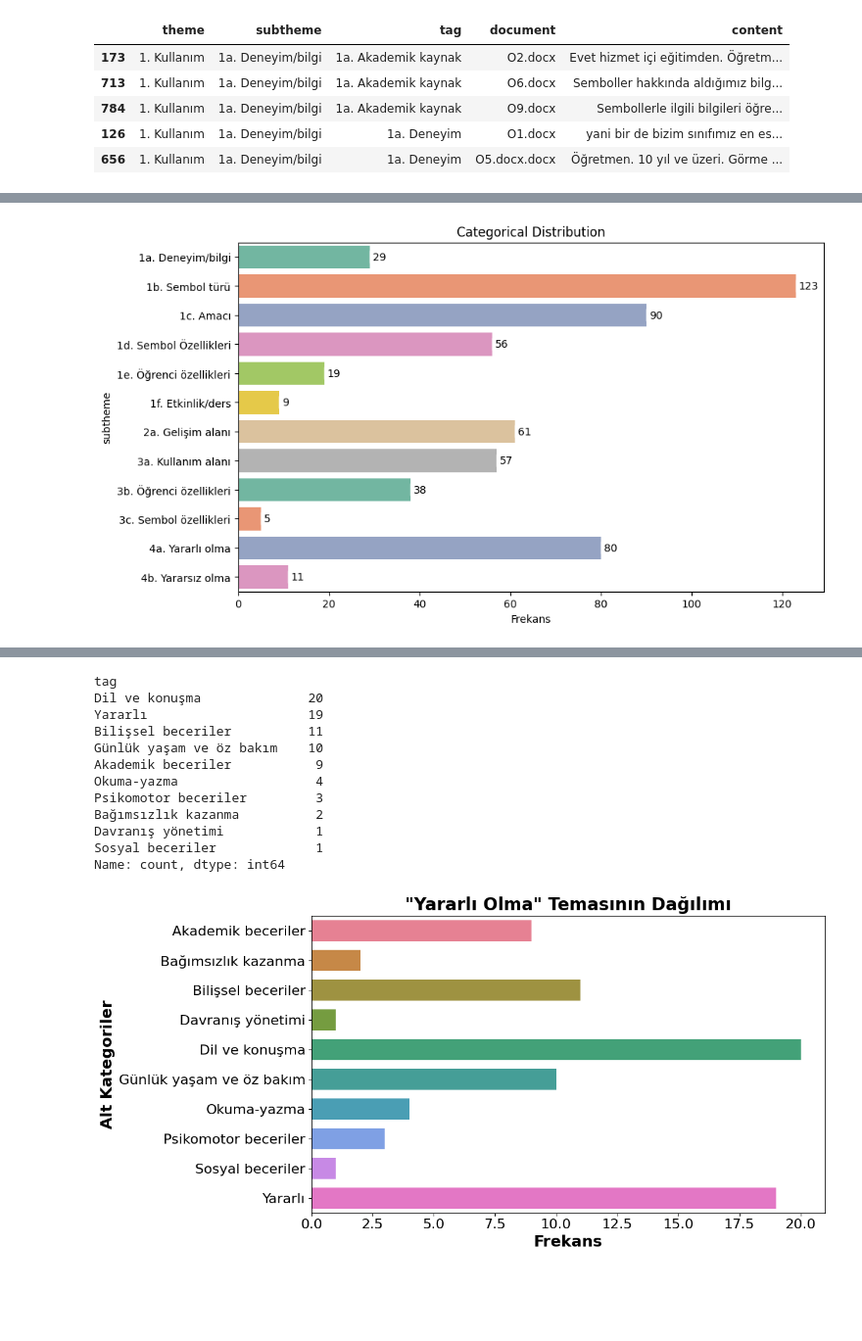
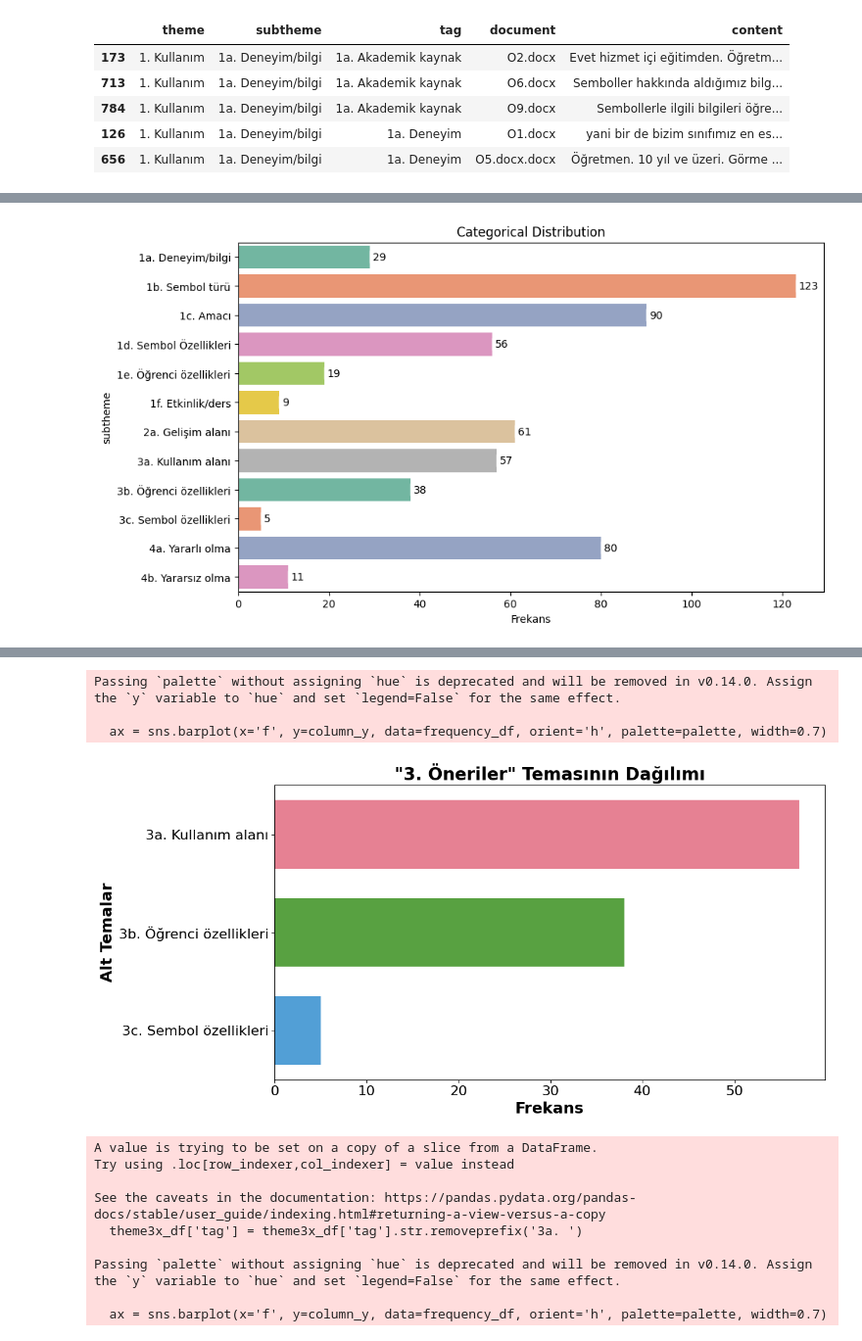
Before and after one commit to mdogus/tangible, a Jupyter notebook: notebooks/analysis.ipynb, the cells around one changed output, grey strips where cells are left out. Shown at 98% size. Drawn from its saved outputs; the diff is of its cells as text; code cells hidden in the pictures; blank space fills up the shorter version.

```diff
--- a/notebooks/analysis.ipynb
+++ b/notebooks/analysis.ipynb
@@ -84,36 +84,48 @@ plot_categorical_distribution(themes_df, column_name='subtheme')
 #create_table(themes_df, column_y='theme', y_label='Temalar', title='Temaların Dağılımı')
 #create_striped_table(themes_df, column_y='theme', y_label='Temalar', title='Temaların Dağılımı')
 # Tema 1 için
-#theme1_df = themes_df.loc[themes_df['theme'].str.startswith('1. Kullanım')]
-#print(theme1_df['subtheme'].value_counts())
+theme1_df = themes_df.loc[themes_df['theme'].str.startswith('1. Kullanım')]
+print(theme1_df['subtheme'].value_counts())
 #create_frequency_bar_tangible(theme1_df, column_y='subtheme', y_label='Alt Temalar', title='"1. Kullanım" Temasının Dağılımı')
+# Tema 1'in alt temaları için
+#theme1x_df = themes_df.loc[themes_df['tag'].str.startswith('1a')]
+#theme1x_df['tag'] = theme1x_df['tag'].str.removeprefix('1a. ')
+#theme1x_df.head()
+#print(theme1x_df['tag'].value_counts())
+#create_frequency_bar_tangible(theme1x_df, column_y='tag', y_label='Alt Kategoriler', title='"Deneyim/Bilgi Düzeyi" Temasının Dağılımı')
 # Tema 2 için
 #theme2_df = themes_df.loc[themes_df['tag'].str.startswith('2a')]
 #theme2_df.head()
 #print(theme2_df['tag'].value_counts())
 #create_frequency_bar_tangible(theme2_df, column_y='tag', y_label='Alt Temalar', title='"2. Gelişim Alanları" Temasının Dağılımı')
 # Tema 3 için
-#theme3_df = themes_df.loc[themes_df['theme'].str.startswith('3.')]
-#theme3_df.head()
-#print(theme3_df['subtheme'].value_counts())
-#create_frequency_bar_tangible(theme3_df, column_y='subtheme', y_label='Alt Temalar', title='"3. Öneriler" Temasının Dağılımı')
+theme3_df = themes_df.loc[themes_df['theme'].str.startswith('3.')]
+theme3_df.head()
+print(theme3_df['subtheme'].value_counts())
+create_frequency_bar_tangible(theme3_df, column_y='subtheme', y_label='Alt Temalar', title='"3. Öneriler" Temasının Dağılımı')
+# Tema 3'ün alt temaları için
+theme3x_df = themes_df.loc[themes_df['tag'].str.startswith('3b')]
+theme3x_df['tag'] = theme3x_df['tag'].str.removeprefix('3b. ')
+theme3x_df.head()
+print(theme3x_df['tag'].value_counts())
+create_frequency_bar_tangible(theme3x_df, column_y='tag', y_label='Alt Kategoriler', title='"Öğrenci Özellikleri" Temasının Dağılımı')
 # Tema 4 için
 #theme4_df = themes_df.loc[themes_df['theme'].str.startswith('4.')]
 #theme4_df.head()
 #print(theme4_df['subtheme'].value_counts())
 #create_frequency_bar_tangible(theme4_df, column_y='subtheme', y_label='Alt Temalar', title='"4. Kullanımın Etkileri" Temasının Dağılımı')
 # Tema 4a için
-theme4a_df = themes_df.loc[themes_df['tag'].str.startswith('4a')]
-theme4a_df['tag'] = theme4a_df['tag'].str.removeprefix('4a. ')
-theme4a_df.head()
-print(theme4a_df['tag'].value_counts())
-create_frequency_bar_tangible(theme4a_df, column_y='tag', y_label='Alt Kategoriler', title='"Yararlı Olma" Temasının Dağılımı')
+#theme4a_df = themes_df.loc[themes_df['tag'].str.startswith('4a')]
+#theme4a_df['tag'] = theme4a_df['tag'].str.removeprefix('4a. ')
+#theme4a_df.head()
+#print(theme4a_df['tag'].value_counts())
+#create_frequency_bar_tangible(theme4a_df, column_y='tag', y_label='Alt Kategoriler', title='"Yararlı Olma" Temasının Dağılımı')
 # Tema 4b için
-theme4b_df = themes_df.loc[themes_df['tag'].str.startswith('4b')]
-theme4b_df['tag'] = theme4a_df['tag'].str.removeprefix('4b. ')
-theme4b_df.head()
-print(theme4b_df['tag'].value_counts())
-create_frequency_bar_tangible(theme4b_df, column_y='tag', y_label='Alt Kategoriler', title='"Yararsız Olma" Temasının Dağılımı')
+#theme4b_df = themes_df.loc[themes_df['tag'].str.startswith('4b')]
+#theme4b_df['tag'] = theme4b_df['tag'].str.removeprefix('4b.')
+#theme4b_df.head()
+#print(theme4b_df['tag'].value_counts())
+#create_frequency_bar_tangible(theme4b_df, column_y='tag', y_label='Alt Kategoriler', title='"Yararsız Olma" Temasının Dağılımı')
 
 # Dağılım grafiği
 #plot_numerical_distribution(frequency_df, column_name='document', title='Title')
@@ -138,13 +154,13 @@ Passing `palette` without assigning `hue` is deprecated and will be removed in v
-tag
-Dil ve konuşma              20
-Yararlı                     19
-Bilişsel beceriler          11
-Günlük yaşam ve öz bakım    10
-Akademik beceriler           9
-Okuma-yazma                  4
-Psikomotor beceriler         3
-Bağımsızlık kazanma          2
-Davranış yönetimi            1
-Sosyal beceriler             1
-Name: count, dtype: int64
+Passing `palette` without assigning `hue` is deprecated and will be removed in v0.14.0. Assign the `y` variable to `hue` and set `legend=False` for the same effect.
+
+  ax = sns.barplot(x='f', y=column_y, data=frequency_df, orient='h', palette=palette, width=0.7)
-[figure, old version]
+[figure, new version]
+A value is trying to be set on a copy of a slice from a DataFrame.
+Try using .loc[row_indexer,col_indexer] = value instead
+
+See the caveats in the documentation: https://pandas.pydata.org/pandas-docs/stable/user_guide/indexing.html#returning-a-view-versus-a-copy
+  theme3x_df['tag'] = theme3x_df['tag'].str.removeprefix('3a. ')
+
+Passing `palette` without assigning `hue` is deprecated and will be removed in v0.14.0. Assign the `y` variable to `hue` and set `legend=False` for the same effect.
+
+  ax = sns.barplot(x='f', y=column_y, data=frequency_df, orient='h', palette=palette, width=0.7)
```
Also changed, not shown: parts of 1 cell of this notebook, 2 other files.
